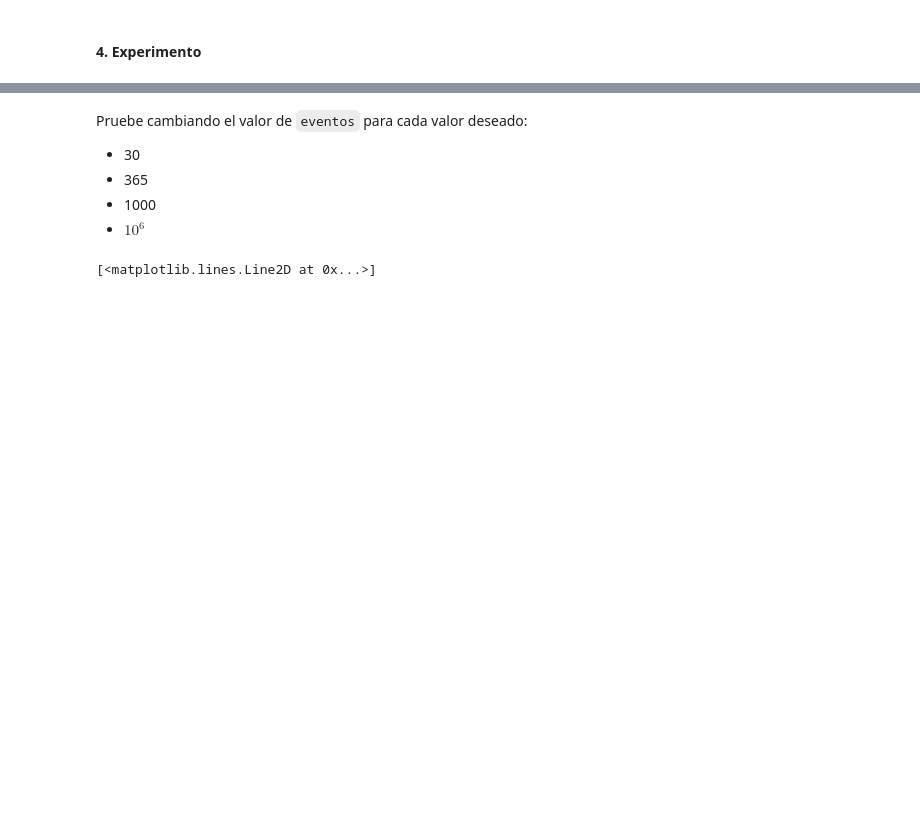
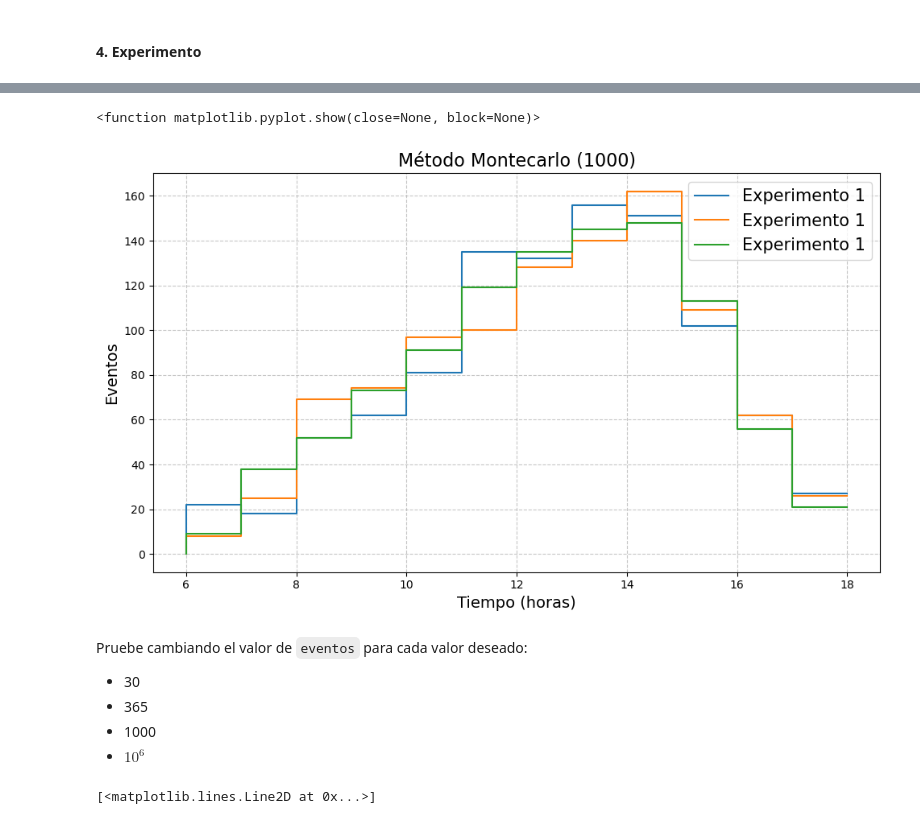
Before and after one commit to PinzonHarker/2024-II_InstrumentacionNuclear, a Jupyter notebook: 1-1_Taller_Simulacion.ipynb, the cells around one changed output, grey strips where cells are left out. Drawn from its saved outputs; the diff is of its cells as text; code cells hidden in the pictures; blank space fills up the shorter version.

```diff
--- a/1-1_Taller_Simulacion.ipynb
+++ b/1-1_Taller_Simulacion.ipynb
@@ -296,21 +321,48 @@ Se genera el experimento en historias (eventos) aleatorios.
 # %%
-model = prob_lluvia(1)
+class experiment:
+    """Se genera el obeto que tomará al modelo y lo procesará con el método Montecarlo,
+    se especificarán las variables del modelo bajo el experimento.
+    """
+
+    def __init__(self, model):
+        self.model = model
+        self.days_rain = 0
+        self.days_not_rain = 0
+        self.dim_PDF = len(model.hours)  # dimensión de la densidad de probabilidad.
+        self.histogram = np.array([0] * self.dim_PDF)
+
+    def always_rains(self, days):
+        self.histogram = np.zeros(self.dim_PDF)
+        success = 0
+        for event in range(days):
+            r = rn.random()
+            for case in np.arange(1, self.dim_PDF):
+                if r >= FDA[case - 1] and r < FDA[case]:
+                    success = case
+                    break
+            self.histogram[success] += 1
+        return self.histogram
 
 
-# Por cada historia
-def experimento(pl, historias):
-    dim_pdf = len(pl.horas)
-    # rn.seed(123)
-    histograma = np.array([0] * dim_pdf)
-    for i in range(historias):
-        r = rn.random()
-        # Busqueda ubicacion en el histograma
-        for j in np.arange(1, dim_pdf):
-            if r >= F[j - 1] and r < F[j]:
-                bingo = j
-                break
-        histograma[bingo] += 1
-    return histograma
+days = 1000
+exp1 = experiment(model)
+exp2 = experiment(model)
+exp3 = experiment(model)
+
+# exp.always_rains(days)
+
+# Plotting
+fig, ax = plot_template(
+    title=f"Método Montecarlo ({days})", x_label="Tiempo (horas)", y_label="Eventos"
+)
+ax.plot(model.hours, exp1.always_rains(days), ds="steps", label=f"Experimento 1")
+ax.plot(model.hours, exp2.always_rains(days), ds="steps", label=f"Experimento 1")
+ax.plot(model.hours, exp3.always_rains(days), ds="steps", label=f"Experimento 1")
+plt.legend(fontsize=15)
+plt.show
+# %% [output]
+<function matplotlib.pyplot.show(close=None, block=None)>
+[figure, added]
 # %% [markdown]
 Pruebe cambiando el valor de `eventos` para cada valor deseado:
 
```
Also changed, not shown: parts of 9 cells of this notebook.
